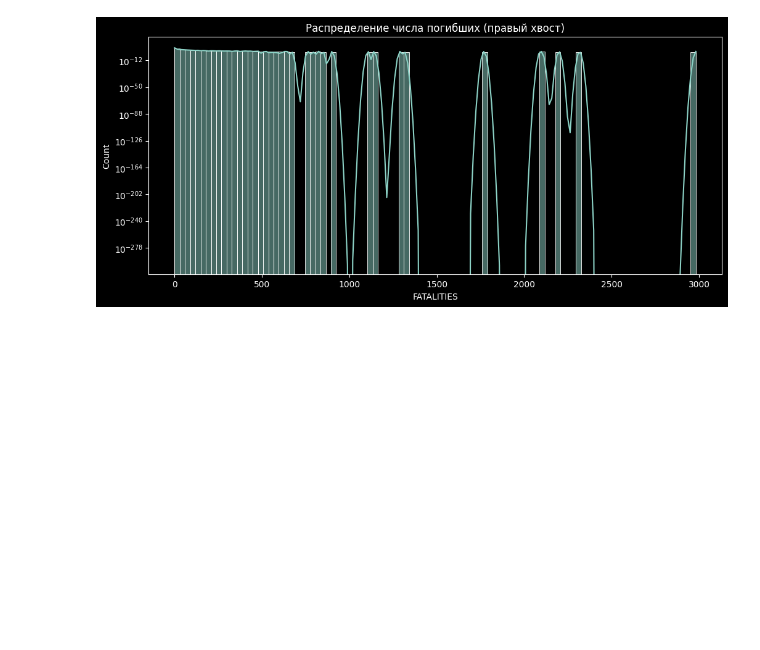
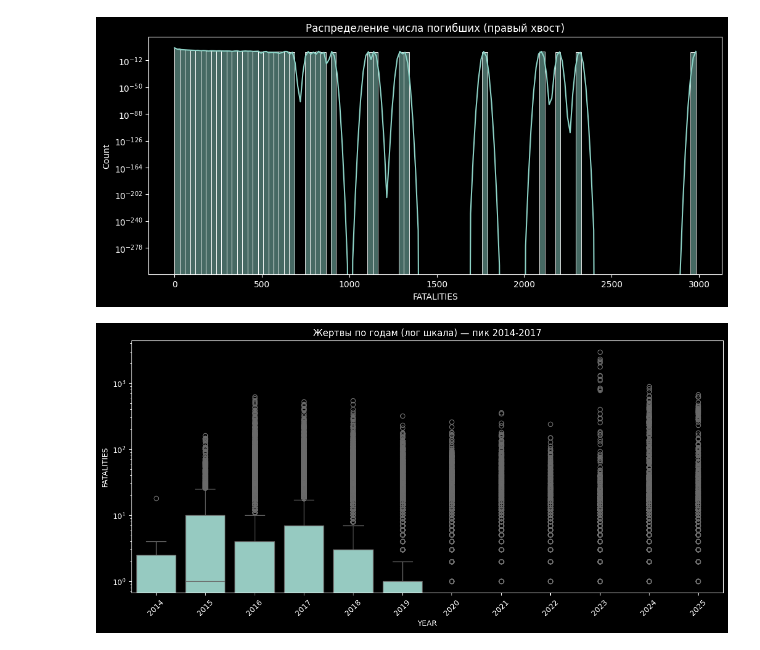
Before and after one commit to alxr33dd/middle_east, a Jupyter notebook: middle_east.ipynb, the cells around one changed output. Cells and saved outputs as stored; diff of their text form; code cells hidden in the pictures; blank space fills up the shorter version.

Commit message:
Boxplot of fatalities by year with log scale and rotated x-ticks

```diff
--- a/middle_east.ipynb
+++ b/middle_east.ipynb
@@ -70,3 +71,13 @@ plt.title('Распределение числа погибших (правый
 plt.show()
 # %% [output]
 [figure]
+# %%
+# 2
+plt.figure(figsize=(14,6))
+sns.boxplot(data=df, x='YEAR', y='FATALITIES')
+plt.yscale('log')
+plt.title('Жертвы по годам (лог шкала) — пик 2014-2017')
+plt.xticks(rotation=45)
+plt.show()
+# %% [output]
+[figure, added]
```
Also changed, not shown: parts of 1 cell of this notebook.
